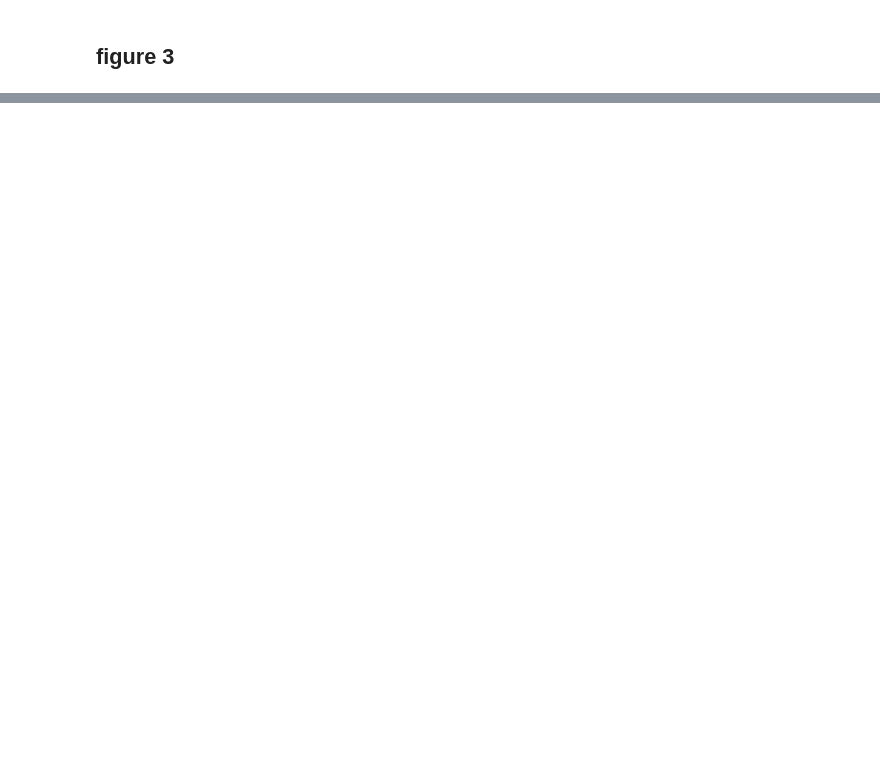
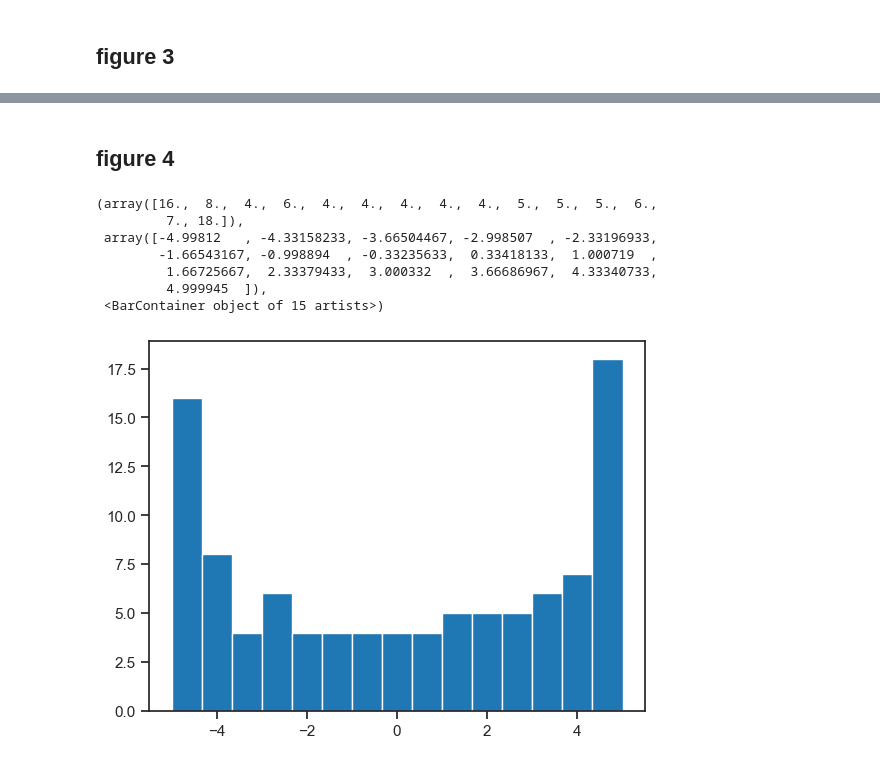
Before and after one commit to SagiMeir/Simulations4Beginners, a Jupyter notebook: getting_started.ipynb, the cells around one changed output, grey strips where cells are left out. Drawn from its saved outputs; the diff is of its cells as text; code cells hidden in the pictures; blank space fills up the shorter version.

```diff
--- a/getting_started.ipynb
+++ b/getting_started.ipynb
@@ -107,0 +110,27 @@ plt.legend()
+# %% [markdown]
+## figure 4
+# %%
+df = open("sim.xyz", 'r')
+
+steps= []
+pos= []
+
+i = 0
+for line in df:
+    if (i%3 == 1):
+        tmp = line.split()
+        steps.append(float(tmp[-1]))
+    elif(i%3 == 2):
+        tmp = line.split()
+        pos.append(float(tmp[1]))
+    i+=1
+plt.hist(pos, bins = 15)
+# %% [output]
+(array([16.,  8.,  4.,  6.,  4.,  4.,  4.,  4.,  4.,  5.,  5.,  5.,  6.,
+         7., 18.]),
+ array([-4.99812   , -4.33158233, -3.66504467, -2.998507  , -2.33196933,
+        -1.66543167, -0.998894  , -0.33235633,  0.33418133,  1.000719  ,
+         1.66725667,  2.33379433,  3.000332  ,  3.66686967,  4.33340733,
+         4.999945  ]),
+ <BarContainer object of 15 artists>)
+[figure, added]
```
Also changed, not shown: parts of 9 cells of this notebook, 2 other files.
